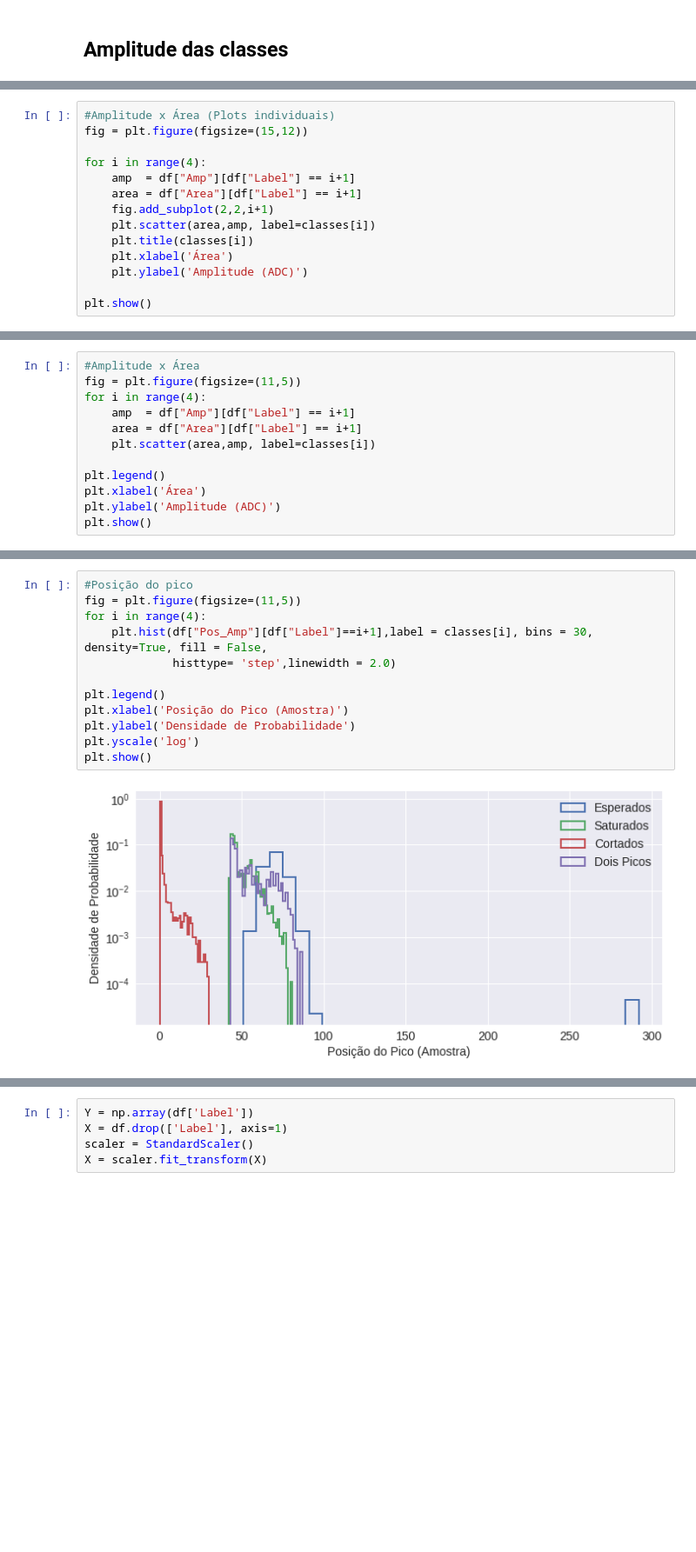
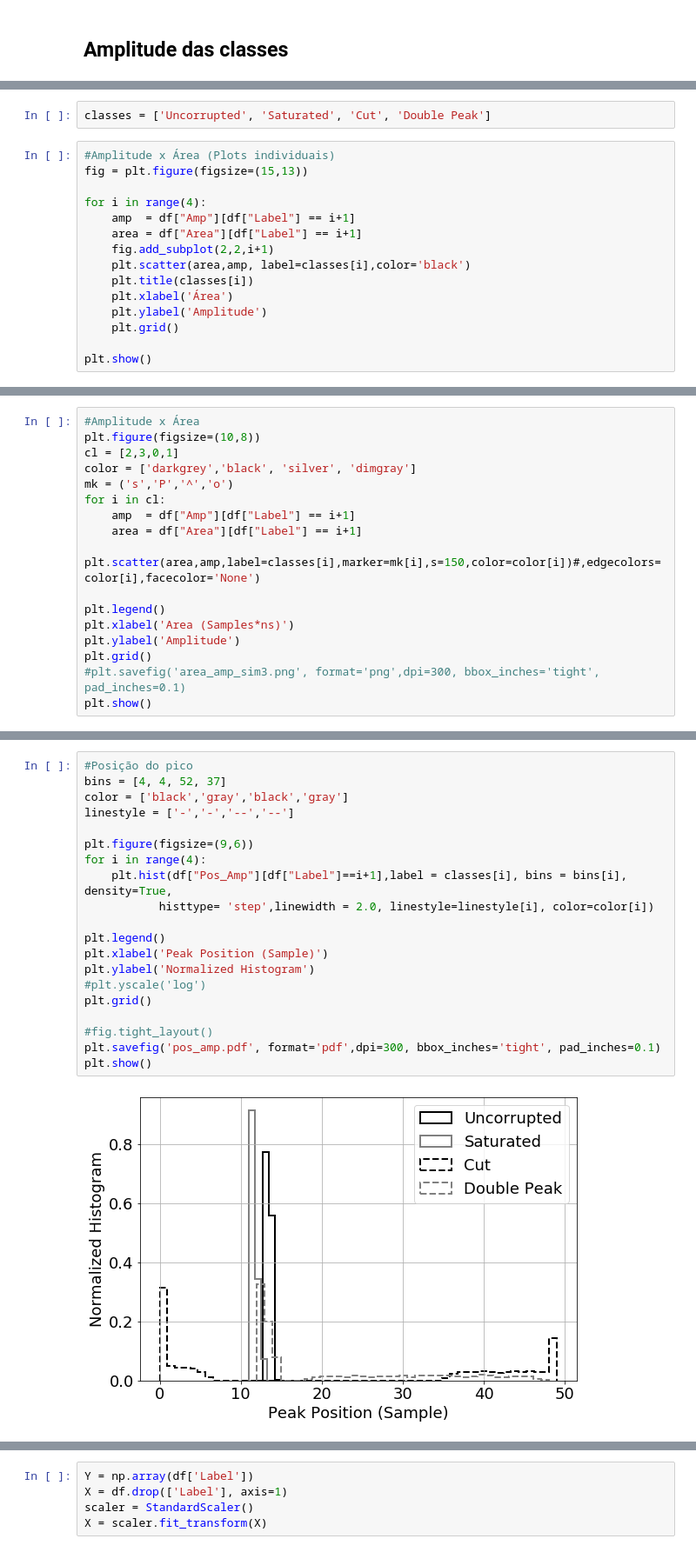
Before and after one commit to marimigliorini/classification_neutrinos, a Jupyter notebook: NeutrinosSignalClassification.ipynb, the cells around one changed output, grey strips where cells are left out. Shown at 87% size. Saved outputs shown, nothing was run; the diff lists cells and outputs as text; blank space fills up the shorter version.

```diff
--- a/NeutrinosSignalClassification.ipynb
+++ b/NeutrinosSignalClassification.ipynb
@@ -496,15 +530,18 @@ classes = ['Esperados', 'Saturados', 'Cortados', 'Dois Picos']
+# %%
+classes = ['Uncorrupted', 'Saturated', 'Cut', 'Double Peak']
 # %%
 #Amplitude x Área (Plots individuais)
-fig = plt.figure(figsize=(15,12))
+fig = plt.figure(figsize=(15,13))
 
 for i in range(4):
     amp  = df["Amp"][df["Label"] == i+1]
     area = df["Area"][df["Label"] == i+1]
     fig.add_subplot(2,2,i+1)
-    plt.scatter(area,amp, label=classes[i])
+    plt.scatter(area,amp, label=classes[i],color='black')
     plt.title(classes[i])
     plt.xlabel('Área')
-    plt.ylabel('Amplitude (ADC)')
+    plt.ylabel('Amplitude')
+    plt.grid()
 
 plt.show()
 # %% [output]
@@ -512,13 +549,18 @@ plt.show()
 # %%
 #Amplitude x Área
-fig = plt.figure(figsize=(11,5))
-for i in range(4):
+plt.figure(figsize=(10,8))
+cl = [2,3,0,1]
+color = ['darkgrey','black', 'silver', 'dimgray']
+mk = ('s','P','^','o')
+for i in cl:
     amp  = df["Amp"][df["Label"] == i+1]
     area = df["Area"][df["Label"] == i+1]
-    plt.scatter(area,amp, label=classes[i])
+    plt.scatter(area,amp,label=classes[i],marker=mk[i],s=150,color=color[i])#,edgecolors=color[i],facecolor='None')
 
 plt.legend()
-plt.xlabel('Área')
-plt.ylabel('Amplitude (ADC)')
+plt.xlabel('Area (Samples*ns)')
+plt.ylabel('Amplitude')
+plt.grid()
+#plt.savefig('area_amp_sim3.png', format='png',dpi=300, bbox_inches='tight', pad_inches=0.1)
 plt.show()
 # %% [output]
@@ -526,16 +568,24 @@ plt.show()
 # %%
 #Posição do pico
-fig = plt.figure(figsize=(11,5))
+bins = [4, 4, 52, 37]
+color = ['black','gray','black','gray']
+linestyle = ['-','-','--','--']
+
+plt.figure(figsize=(9,6))
 for i in range(4):
-    plt.hist(df["Pos_Amp"][df["Label"]==i+1],label = classes[i], bins = 30, density=True, fill = False,
-             histtype= 'step',linewidth = 2.0)
+    plt.hist(df["Pos_Amp"][df["Label"]==i+1],label = classes[i], bins = bins[i], density=True,
+           histtype= 'step',linewidth = 2.0, linestyle=linestyle[i], color=color[i])
 
 plt.legend()
-plt.xlabel('Posição do Pico (Amostra)')
-plt.ylabel('Densidade de Probabilidade')
-plt.yscale('log')
+plt.xlabel('Peak Position (Sample)')
+plt.ylabel('Normalized Histogram')
+#plt.yscale('log')
+plt.grid()
+
+#fig.tight_layout()
+plt.savefig('pos_amp.pdf', format='pdf',dpi=300, bbox_inches='tight', pad_inches=0.1)
 plt.show()
 # %% [output]
-[figure, old version]
+[figure, new version]
 # %%
 #Largura à meia altura
```
Also changed, not shown: parts of 115 cells of this notebook, 1 other file.
